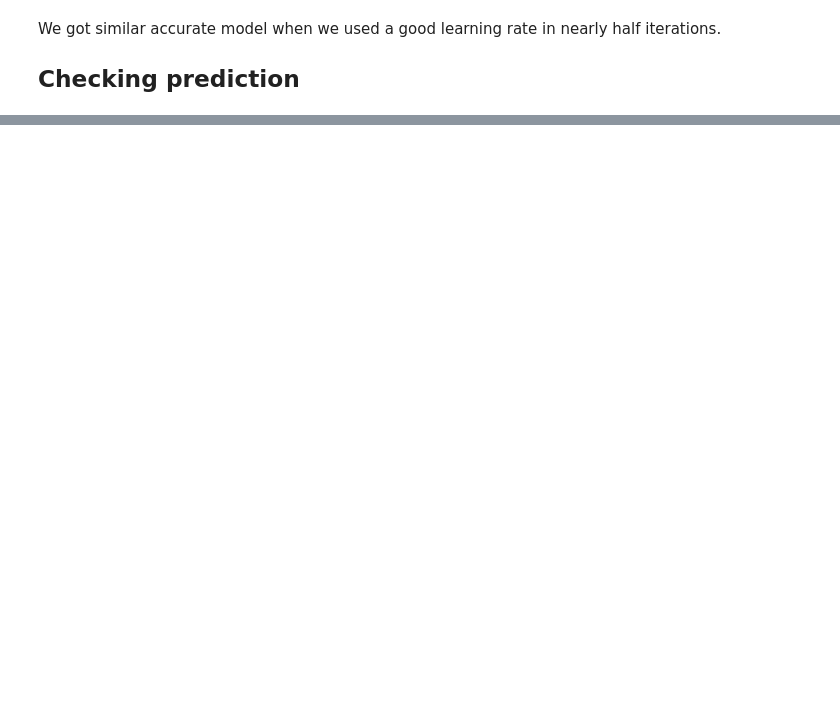
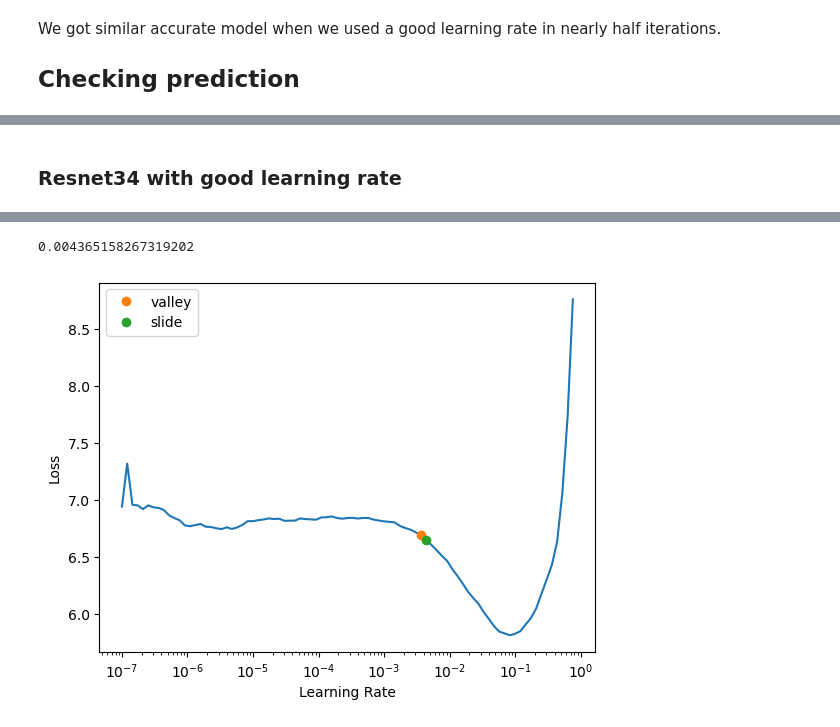
Before and after one commit to AgastyaPatel/FastAI-course, a Jupyter notebook: self-implementation/03-pokemon-classifier/Pokemon-Classifier.ipynb, the cells around one changed output, grey strips where cells are left out. Saved outputs shown, nothing was run; the diff lists cells and outputs as text; code cells hidden in the pictures; blank space fills up the shorter version.

```diff
--- a/self-implementation/03-pokemon-classifier/Pokemon-Classifier.ipynb
+++ b/self-implementation/03-pokemon-classifier/Pokemon-Classifier.ipynb
@@ -160,0 +184,8 @@ learner2.export(fname = 'resnet18_glr_pokemon.pkl')
+# %% [markdown]
+### Resnet34 with good learning rate
+# %%
+# Resnet34 with good learning rate
+learner34_2 = vision_learner(dls, resnet34, metrics = error_rate)
+lr = learner34_2.lr_find(suggest_funcs=(valley, slide))
+lr.slide
+# %% [output]
@@ -160,0 +193,2 @@ learner2.export(fname = 'resnet18_glr_pokemon.pkl')
+0.004365158267319202
+[figure, added]
```
Also changed, not shown: parts of 18 cells of this notebook.
